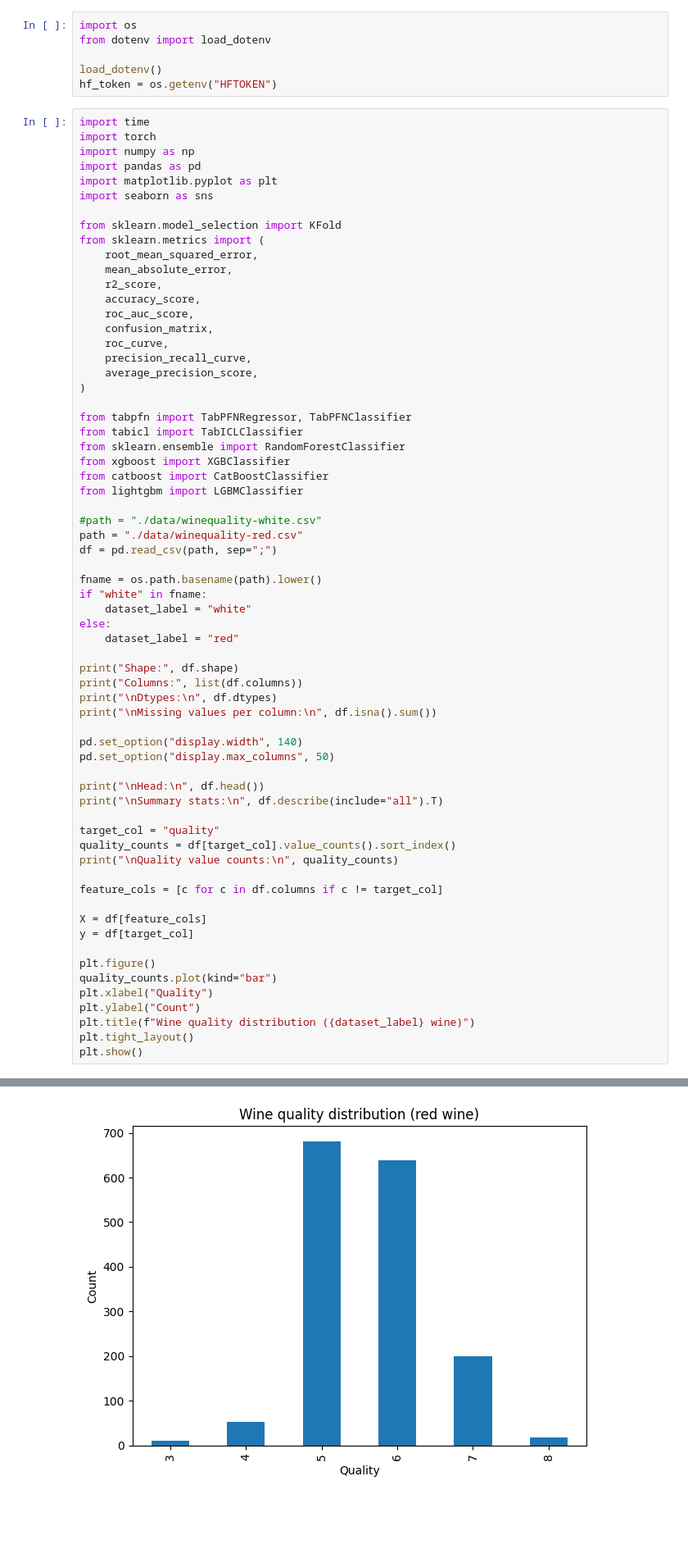
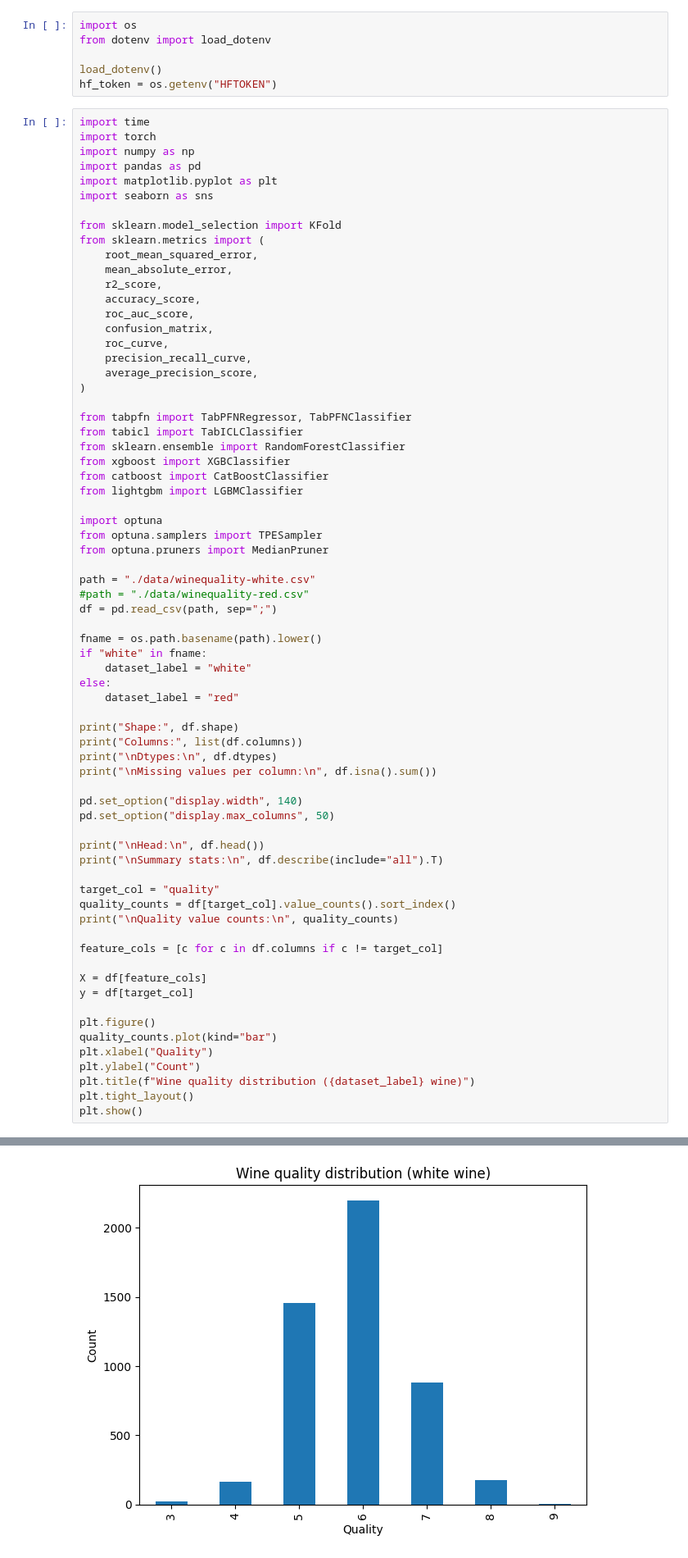
Before and after one commit to ruokokoski/tab-fm, a Jupyter notebook: tab_fms_vs_trees_wine_quality.ipynb, the cells around one changed output, grey strips where cells are left out. Shown at 82% size. Saved outputs shown, nothing was run; the diff lists cells and outputs as text; blank space fills up the shorter version.

Commit message:
Optimize tree models with Optuna (data: white wine)

```diff
--- a/tab_fms_vs_trees_wine_quality.ipynb
+++ b/tab_fms_vs_trees_wine_quality.ipynb
@@ -34,8 +34,12 @@ from xgboost import XGBClassifier
 from catboost import CatBoostClassifier
 from lightgbm import LGBMClassifier
 
-#path = "./data/winequality-white.csv"
-path = "./data/winequality-red.csv"
+import optuna
+from optuna.samplers import TPESampler
+from optuna.pruners import MedianPruner
+
+path = "./data/winequality-white.csv"
+#path = "./data/winequality-red.csv"
 df = pd.read_csv(path, sep=";")
 
 fname = os.path.basename(path).lower()
@@ -91,5 +95,5 @@ density                 float64
 Name: count, dtype: int64
-[figure, old version]
+[figure, new version]
 # %%
 corr = df.corr(numeric_only=True)
 
```
Also changed, not shown: parts of 24 cells of this notebook, 4 other files.
